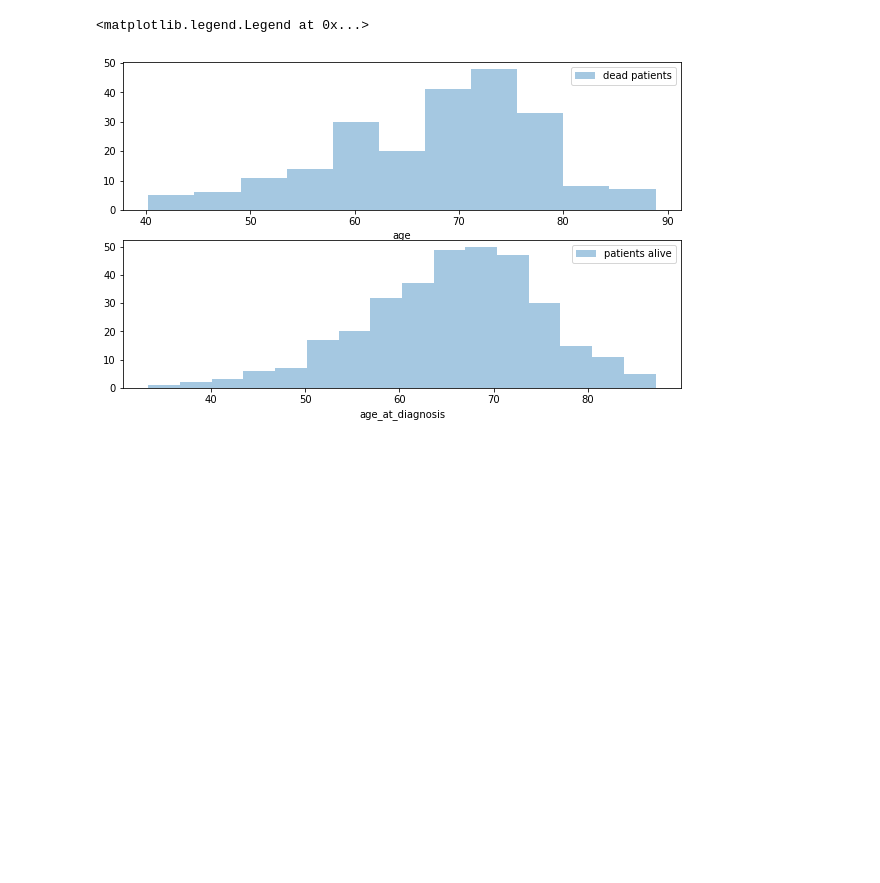
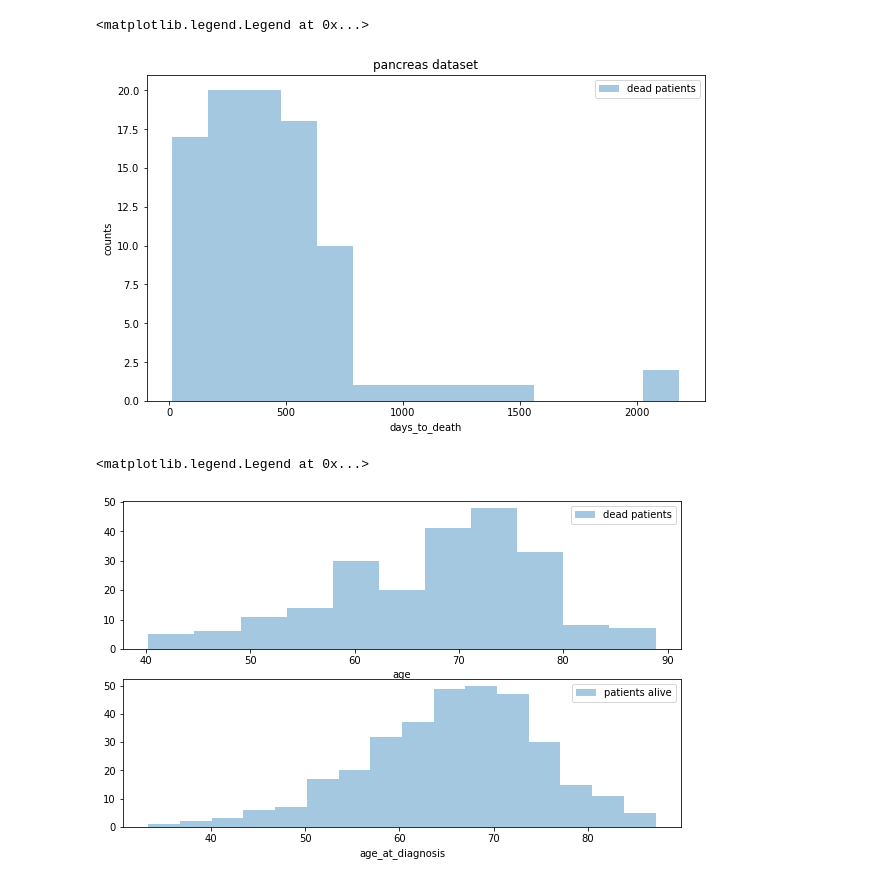
Before and after one commit to anaischossegros/research_project, a Jupyter notebook: src/Data_visualisation.ipynb, the cells around one changed output. Cells and saved outputs as stored; diff of their text form; code cells hidden in the pictures; blank space fills up the shorter version.

```diff
--- a/src/Data_visualisation.ipynb
+++ b/src/Data_visualisation.ipynb
@@ -47,3 +64,19 @@ plt.legend()
+# %%
+x_df_p=pd.DataFrame(x_p, columns = np.arange(len(x_p[0,:])))
+data_cph_p = pd.concat([x_df_p,pd.DataFrame({'age_p': age_p[:,0], 'yevent_p': yevent_p[:,0], 'ytime_p': ytime_p[:,0]})], axis=1)
+essai_p = data_cph_p.drop(data_pancreas[data_cph_p.yevent_p==0].index)
+essai2_p = data_cph_p.drop(data_cph_p[data_cph_p.yevent_p==1].index)
+# %%
+plt.figure(figsize=(10,6))
+# plt.subplot(211)
+sns.distplot(essai_p['ytime_p'], kde=False, label='dead patients')
+plt.xlabel('days_to_death')
+plt.ylabel('counts')
+plt.title('pancreas dataset')
+plt.legend()
+# %% [output]
+<matplotlib.legend.Legend at 0x...>
+[figure, added]
 # %%
 import matplotlib.pyplot as plt
 import seaborn as sns
```
Also changed, not shown: parts of 9 cells of this notebook, 10 other files.
